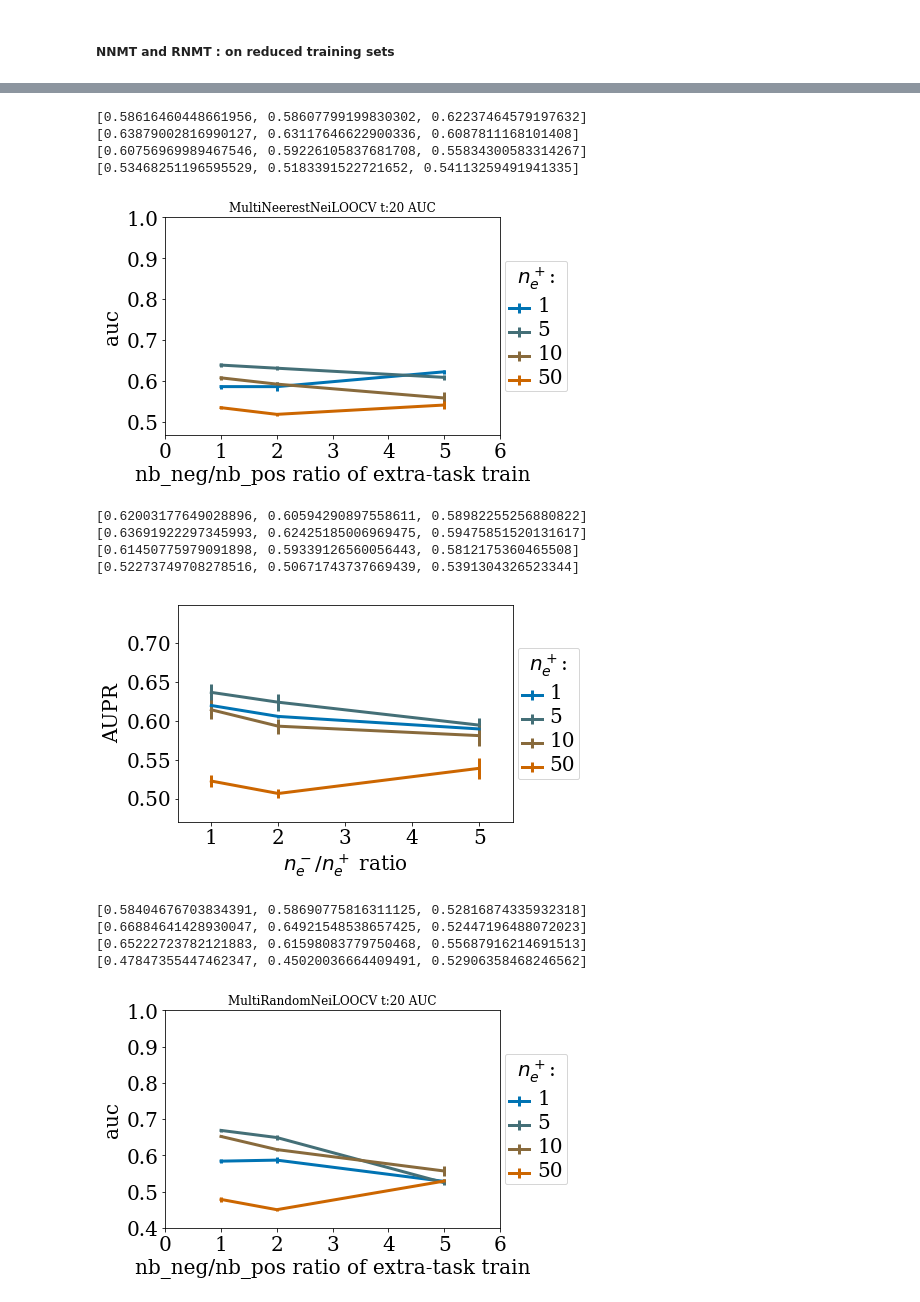
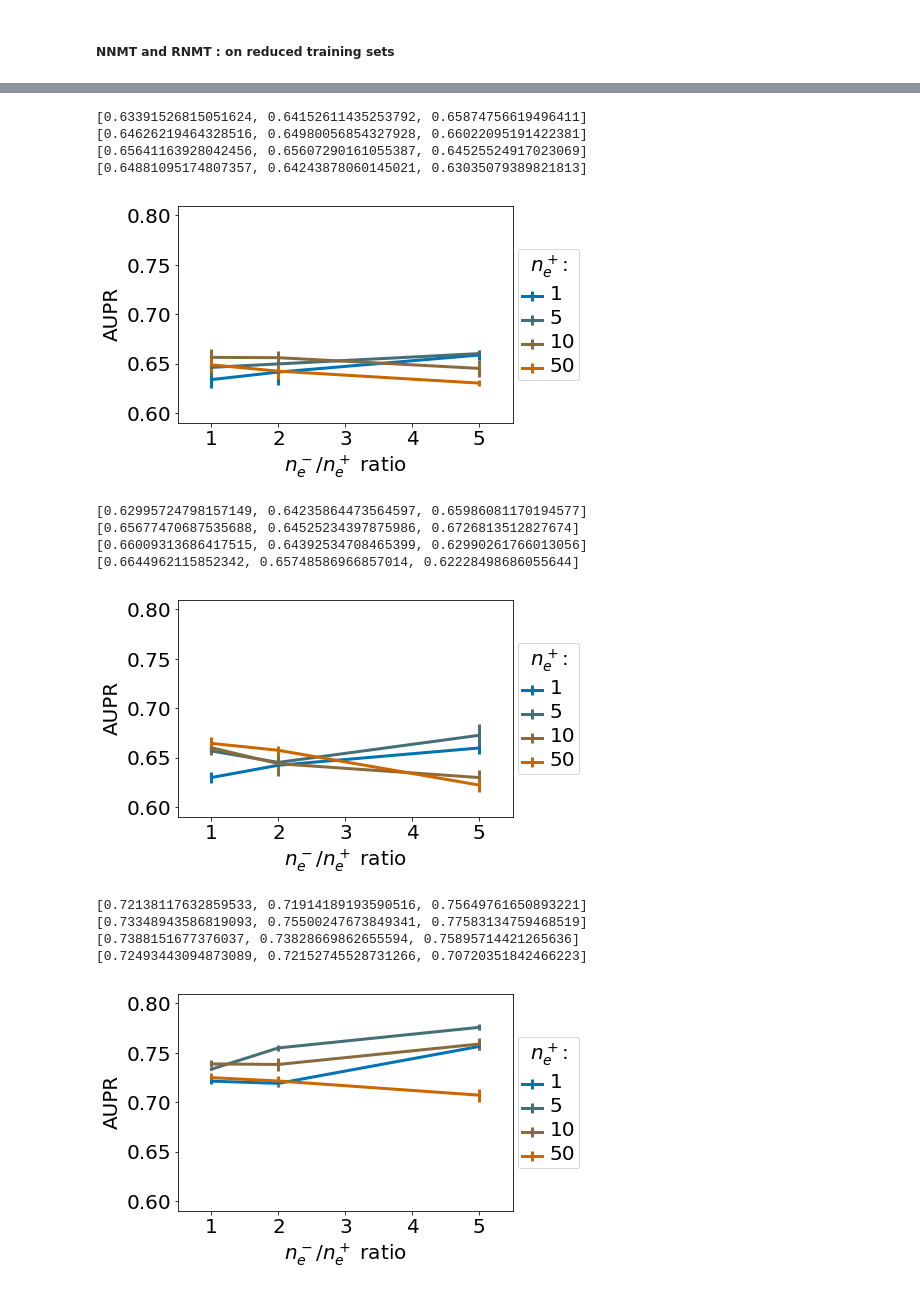
Before and after one commit to bplaye/efficient_MultiTask_SVM_for_chemogenomics, a Jupyter notebook: ST&NMT_analysis.ipynb, the cells around one changed output, grey strips where cells are left out. Cells and saved outputs as stored; diff of their text form; code cells hidden in the pictures.

```diff
--- a/ST&NMT_analysis.ipynb
+++ b/ST&NMT_analysis.ipynb
@@ -198,7 +193,7 @@ nb_average = 4
 
 list_type_of_SingleTask_ST = ['Kron', 'MolView']
 list_type_clf_ST = ['SVM']
-list_NbNeg_ST = ['1', '2', '10', '50', 'full']
+list_NbNeg_ST = ['1', '2', '10', '50']
 list_type_threshold = ['Sd']
 list_threshold = ['20','30','50','80']
 
@@ -233,11 +228,11 @@ for ST_type in list_type_of_SingleTask_ST:
     dico_plot = {'pp':None, 'f_out':None}
     if plot_option=="save" or plot_option=="print_and_save":
         dico_plot['pp'] = PdfPages("saved_results/plots/ST/STMinus_"+ST_type+"_AUPR_depending_on_threshold.pdf")
-        dico_plot['f_out'] = open("saved_results/plots/ST/STMinus_"+type_clf+"_AUPR_depending_on_threshold.txt",'w')
+        dico_plot['f_out'] = open("saved_results/plots/ST/STMinus_"+ST_type+"_AUPR_depending_on_threshold.txt",'w')
     legend = plot_score_curve('', list_of_list_of_aupr_local, list_of_list_of_aupr_local_stdev, list_NbNeg_ST, \
                      r'AUPR', r"$n^-/n^+$ ratio", list_threshold, r'$\theta$:', plot_option, **dico_plot)
-    plt.yticks(np.arange(0.55, 0.80, 0.05))
-    plt.ylim([0.53,0.77])
+    plt.yticks(np.arange(0.55, 0.85, 0.05))
+    plt.ylim([0.63,0.82])
     if plot_option=="save" or plot_option=="print_and_save":
         plt.savefig(dico_plot['pp'], format='pdf', bbox_extra_artists=(legend,), bbox_inches='tight')
         dico_plot['pp'].close()
@@ -337,19 +322,19 @@ for type_clf in list_type_of_clf_MT:
                             else:
                                 list_nom.append(str(nb_pos))
 
-                        dico_plot = {'pp':None, 'f_out':None}
-                        if plot_option=="save" or plot_option=="print_and_save":
-                            dico_plot['pp'] = PdfPages('saved_results/plots/ST/Multi_minus'+ajout+'_'+script+'_'+type_threshold+':'+str(threshold)+'_'+type_of_SingleTask+'_'+type_clf+'_AUC_depending_on_NbNegInTain.pdf')
-                            dico_plot['f_out'] = open('saved_results/plots/ST/Multi_minus'+ajout+'_'+script+'_'+type_threshold+':'+str(threshold)+'_'+type_of_SingleTask+'_'+type_clf+'_AUC_depending_on_NbNegInTain.txt', 'w')
-                        legend = plot_score_curve(script+' t:'+str(threshold)+' AUC', list_of_list_of_auc_local, list_of_list_of_auc_local_stdev, \
-                                         list_nb_neg, 'auc', 'nb_neg/nb_pos ratio of extra-task train', \
-                                         list_nom, legend_title, plot_option, **dico_plot)
-                        if plot_option=="save" or plot_option=="print_and_save":
-                            plt.savefig(dico_plot['pp'], format='pdf', bbox_extra_artists=(legend,), bbox_inches='tight')
-                            dico_plot['pp'].close()
-                            dico_plot['f_out'].close()
-                        if plot_option=="print" or plot_option=="print_and_save":
-                            plt.show()
+                        #dico_plot = {'pp':None, 'f_out':None}
+                        #if plot_option=="save" or plot_option=="print_and_save":
+                        #    dico_plot['pp'] = PdfPages('saved_results/plots/ST/Multi_minus'+ajout+'_'+script+'_'+type_threshold+':'+str(threshold)+'_'+type_of_SingleTask+'_'+type_clf+'_AUC_depending_on_NbNegInTain.pdf')
+                        #    dico_plot['f_out'] = open('saved_results/plots/ST/Multi_minus'+ajout+'_'+script+'_'+type_threshold+':'+str(threshold)+'_'+type_of_SingleTask+'_'+type_clf+'_AUC_depending_on_NbNegInTain.txt', 'w')
+                        #legend = plot_score_curve(script+' t:'+str(threshold)+' AUC', list_of_list_of_auc_local, list_of_list_of_auc_local_stdev, \
+                        #                 list_nb_neg, 'auc', 'nb_neg/nb_pos ratio of extra-task train', \
+                        #                 list_nom, legend_title, plot_option, **dico_plot)
+                        #if plot_option=="save" or plot_option=="print_and_save":
+                        #    plt.savefig(dico_plot['pp'], format='pdf', bbox_extra_artists=(legend,), bbox_inches='tight')
+                        #    dico_plot['pp'].close()
+                        #    dico_plot['f_out'].close()
+                        #if plot_option=="print" or plot_option=="print_and_save":
+                        #    plt.show()
 
                         dico_plot = {'pp':None, 'f_out':None}
                         if plot_option=="save" or plot_option=="print_and_save":
@@ -358,8 +343,8 @@ for type_clf in list_type_of_clf_MT:
                         legend = plot_score_curve('', list_of_list_of_aupr_local, list_of_list_of_aupr_local_stdev, \
                                          list_nb_neg, r'AUPR', r'$n_e^-/n_e^+$ ratio', \
                                          list_nom, legend_title, plot_option, **dico_plot)
-                        plt.ylim([0.48,0.92])
-                        plt.yticks(np.arange(0.5,1,0.1))
+                        plt.ylim([0.59,0.91])
+                        plt.yticks(np.arange(0.6,0.9,0.1))
                         plt.xlim([0.5,5.5])
                         if plot_option=="save" or plot_option=="print_and_save":
                             plt.savefig(dico_plot['pp'], format='pdf', bbox_extra_artists=(legend,), bbox_inches='tight')
@@ -517,47 +502,47 @@ for type_clf in list_type_of_clf_MT:
 
                             #dico_plot = {'pp':None, 'f_out':None}
                             #if plot_option=="save" or plot_option=="print_and_save":
                             #    dico_plot['pp'] = PdfPages('saved_results/plots/ST/Multi_minus'+ajout+'_'+script+'_'+type_threshold+':'+str(threshold)+'_'+type_of_SingleTask+'_'+type_clf+'_AUC_depending_on_NbNegInTain.pdf')
                             #    dico_plot['f_out'] = open('saved_results/plots/ST/Multi_minus'+ajout+'_'+script+'_'+type_threshold+':'+str(threshold)+'_'+type_of_SingleTask+'_'+type_clf+'_AUC_depending_on_NbNegInTain.txt', 'w')
                             #legend = plot_score_curve(script+' t:'+str(threshold)+' AUC', list_of_list_of_auc_local, list_of_list_of_auc_local_stdev, \
                             #                 list_nb_neg, 'auc', 'nb_neg/nb_pos ratio of extra-task train', \
                             #                 list_nom, legend_title, plot_option, **dico_plot)
                             #if plot_option=="save" or plot_option=="print_and_save":
                             #    plt.savefig(dico_plot['pp'], format='pdf', bbox_extra_artists=(legend,), bbox_inches='tight')
                             #    dico_plot['pp'].close()
                             #    dico_plot['f_out'].close()
                             #if plot_option=="print" or plot_option=="print_and_save":
                             #    plt.show()
 
                             dico_plot = {'pp':None, 'f_out':None}
                             if plot_option=="save" or plot_option=="print_and_save":
                                 dico_plot['pp'] = PdfPages('saved_results/plots/ST/Multi_minus'+ajout+'_'+script+'_'+type_threshold+':'+str(threshold)+'_'+type_of_SingleTask+'_'+type_clf+'_AUPR_depending_on_NbNegInTain.pdf')
                                 dico_plot['f_out'] = open('saved_results/plots/ST/Multi_minus'+ajout+'_'+script+'_'+type_threshold+':'+str(threshold)+'_'+type_of_SingleTask+'_'+type_clf+'_AUPR_depending_on_NbNegInTain.txt', 'w')
                             legend = plot_score_curve('', list_of_list_of_aupr_local, list_of_list_of_aupr_local_stdev, \
                                              list_nb_neg, r'AUPR', r'$n_e^-/n_e^+$ ratio', \
                                              list_nom, legend_title, plot_option, **dico_plot)
-                            plt.ylim([0.47,0.75])
-                            plt.yticks(np.arange(0.5,0.75,0.05))
+                            plt.ylim([0.59,0.81])
+                            plt.yticks(np.arange(0.6,0.81,0.05))
                             plt.xlim([0.5,5.5])
                             if plot_option=="save" or plot_option=="print_and_save":
                                 plt.savefig(dico_plot['pp'], format='pdf', bbox_extra_artists=(legend,), bbox_inches='tight')
                                 dico_plot['pp'].close()
                                 dico_plot['f_out'].close()
                             if plot_option=="print" or plot_option=="print_and_save":
                                 plt.show()
 # %% [output]
-[0.58616460448661956, 0.58607799199830302, 0.62237464579197632]
-[0.63879002816990127, 0.63117646622900336, 0.6087811168101408]
-[0.60756969989467546, 0.59226105837681708, 0.55834300583314267]
-[0.53468251196595529, 0.5183391522721652, 0.54113259491941335]
+[0.63391526815051624, 0.64152611435253792, 0.65874756619496411]
+[0.64626219464328516, 0.64980056854327928, 0.66022095191422381]
+[0.65641163928042456, 0.65607290161055387, 0.64525524917023069]
+[0.64881095174807357, 0.64243878060145021, 0.63035079389821813]
-[figure, old version]
+[figure, new version]
-[0.62003177649028896, 0.60594290897558611, 0.58982255256880822]
-[0.63691922297345993, 0.62425185006969475, 0.59475851520131617]
-[0.61450775979091898, 0.59339126560056443, 0.5812175360465508]
-[0.52273749708278516, 0.50671743737669439, 0.5391304326523344]
+[0.62995724798157149, 0.64235864473564597, 0.65986081170194577]
+[0.65677470687535688, 0.64525234397875986, 0.6726813512827674]
+[0.66009313686417515, 0.64392534708465399, 0.62990261766013056]
+[0.6644962115852342, 0.65748586966857014, 0.62228498686055644]
-[figure, old version]
+[figure, new version]
-[0.58404676703834391, 0.58690775816311125, 0.52816874335932318]
-[0.66884641428930047, 0.64921548538657425, 0.52447196488072023]
-[0.65222723782121883, 0.61598083779750468, 0.55687916214691513]
-[0.47847355447462347, 0.45020036664409491, 0.52906358468246562]
+[0.72138117632859533, 0.71914189193590516, 0.75649761650893221]
+[0.73348943586819093, 0.75500247673849341, 0.77583134759468519]
+[0.7388151677376037, 0.73828669862655594, 0.75895714421265636]
+[0.72493443094873089, 0.72152745528731266, 0.70720351842466223]
-[figure, old version]
+[figure, new version]
```
Also changed, not shown: parts of 4 cells of this notebook, 10 other files.
